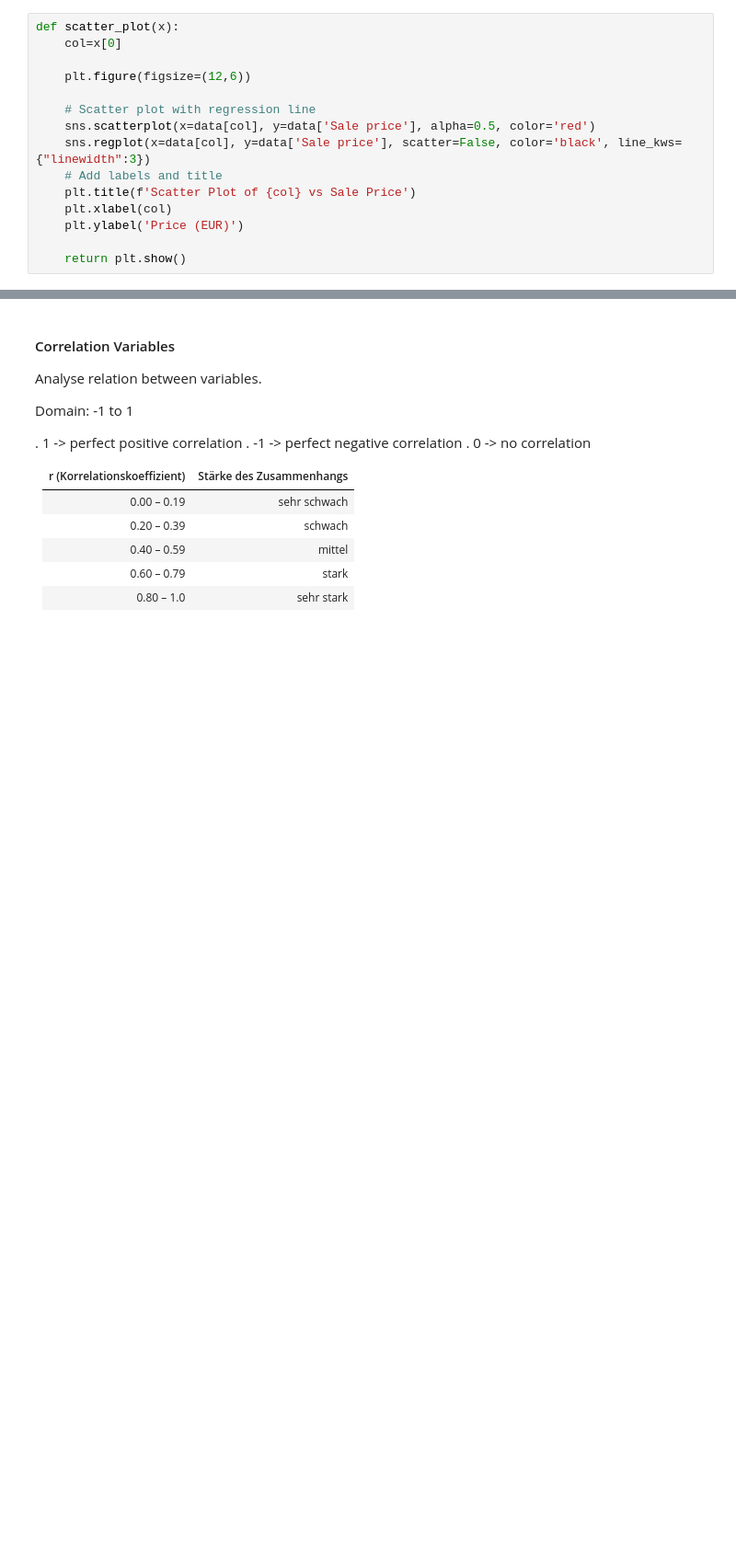
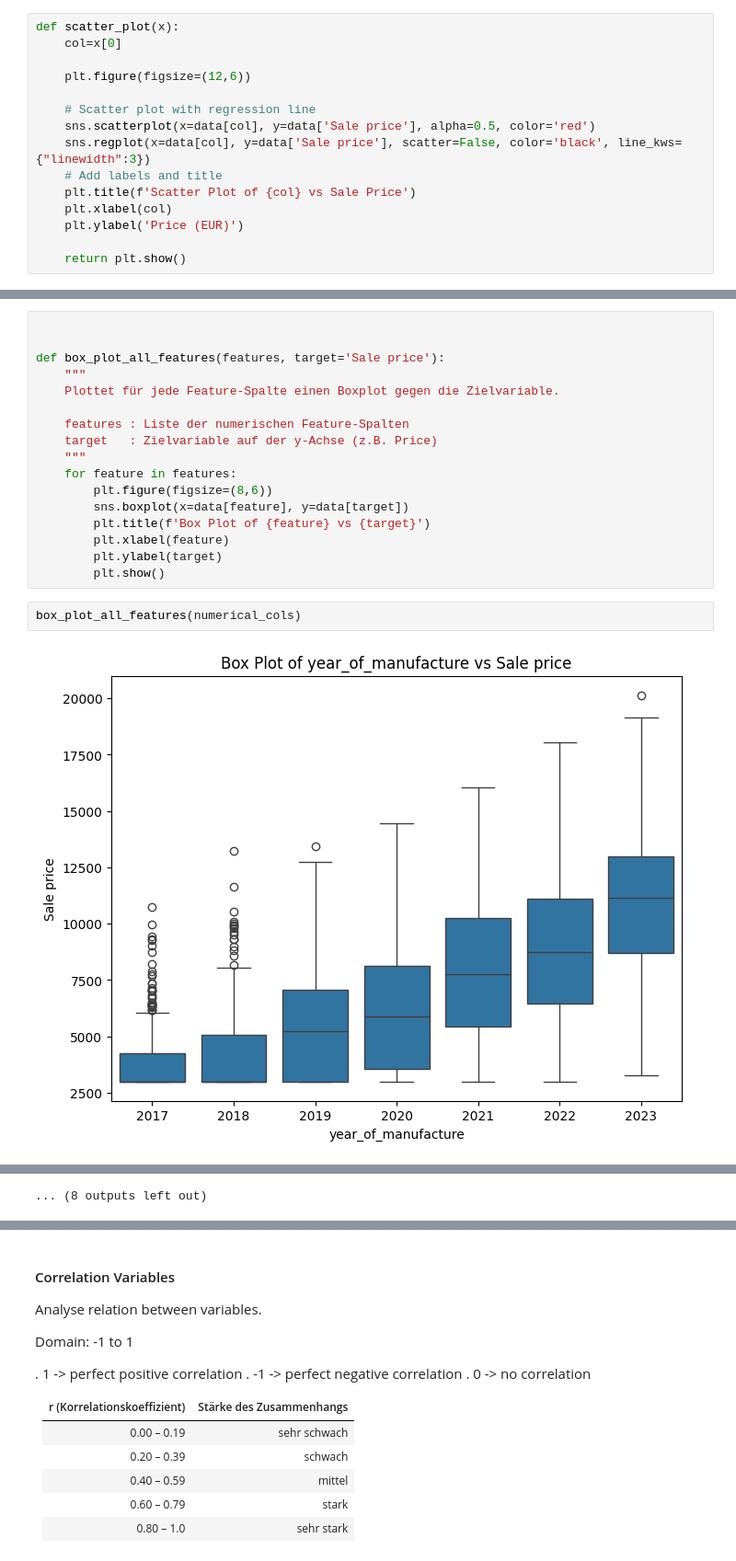
Before and after one commit to Camil-a/Bachelorarbeit_KI_preissystem, a Jupyter notebook: 2-EDA/numericals_feature.ipynb, the cells around one changed output, grey strips where cells are left out. Shown at 92% size. Saved outputs shown, nothing was run; the diff lists cells and outputs as text; blank space fills up the shorter version.

```diff
--- a/2-EDA/numericals_feature.ipynb
+++ b/2-EDA/numericals_feature.ipynb
@@ -97,0 +126,21 @@ def scatter_plot(x):
+# %%
+
+
+def box_plot_all_features(features, target='Sale price'):
+    """
+    Plottet für jede Feature-Spalte einen Boxplot gegen die Zielvariable.
+
+    features : Liste der numerischen Feature-Spalten
+    target   : Zielvariable auf der y-Achse (z.B. Price)
+    """
+    for feature in features:
+        plt.figure(figsize=(8,6))
+        sns.boxplot(x=data[feature], y=data[target])
+        plt.title(f'Box Plot of {feature} vs {target}')
+        plt.xlabel(feature)
+        plt.ylabel(target)
+        plt.show()
+# %%
+box_plot_all_features(numerical_cols)
+# %% [output]
+[figure, added]
@@ -98,2 +158,3 @@ def scatter_plot(x):
+... (8 outputs left out)
 # %%
 def box_plot(x):
```
Also changed, not shown: parts of 14 cells of this notebook, 51 other files.
